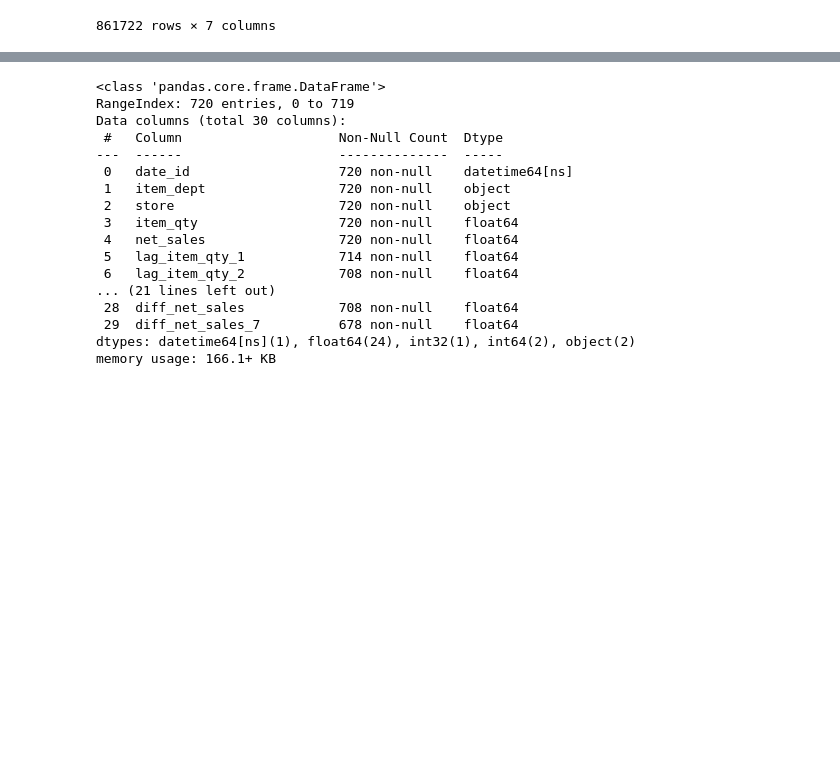
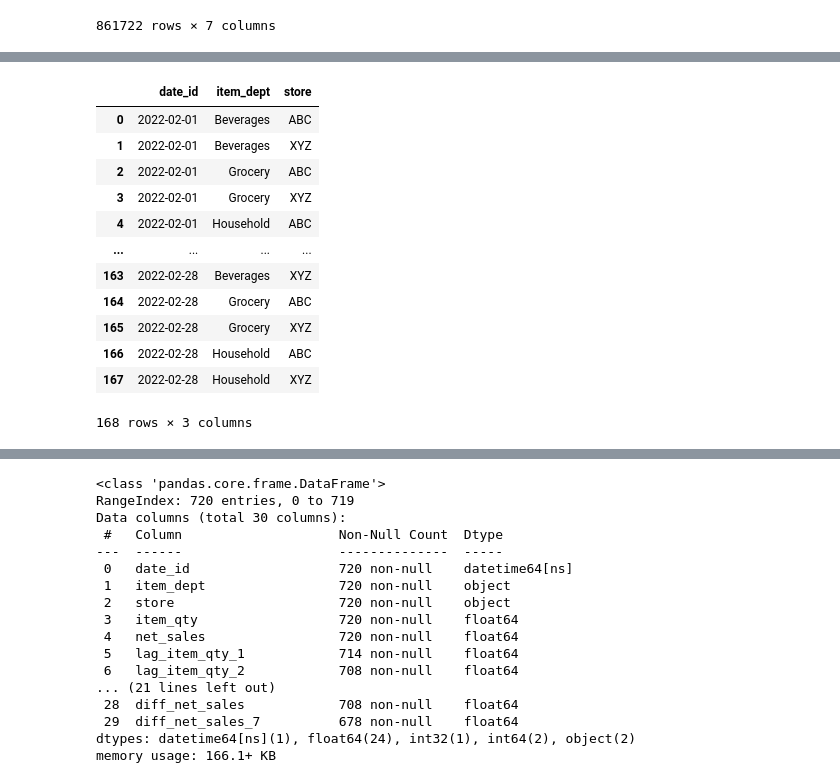
Before and after one commit to Vaseekaran-V/ML_CW, a Jupyter notebook: src/notebooks/modeling_train_test.ipynb, the cells around one changed output, grey strips where cells are left out. Drawn from its saved outputs; the diff is of its cells as text; code cells hidden in the pictures; blank space fills up the shorter version.

Commit message:
did some initial workings on production level forecasting

```diff
--- a/src/notebooks/modeling_train_test.ipynb
+++ b/src/notebooks/modeling_train_test.ipynb
@@ -86,0 +121,23 @@ preprocessed_full_df = data_preprocess.preprocess_data(df=full_df, num_lags=3, r
+# %%
+feb_dates = pd.date_range(start='2022-02-01', end='2022-02-28')
+# %%
+from itertools import product
+combinations = list(product(feb_dates, depts, stores))
+# %%
+production_df = pd.DataFrame(combinations, columns=['date_id', 'item_dept', 'store'])
+# %%
+production_df
+# %% [output]
+|  | date_id | item_dept | store |
+| 0 | 2022-02-01 | Beverages | ABC |
+| 1 | 2022-02-01 | Beverages | XYZ |
+| 2 | 2022-02-01 | Grocery | ABC |
+| 3 | 2022-02-01 | Grocery | XYZ |
+| 4 | 2022-02-01 | Household | ABC |
+| ... | ... | ... | ... |
+| 163 | 2022-02-28 | Beverages | XYZ |
+| 164 | 2022-02-28 | Grocery | ABC |
+| 165 | 2022-02-28 | Grocery | XYZ |
+| 166 | 2022-02-28 | Household | ABC |
+| 167 | 2022-02-28 | Household | XYZ |
+168 rows × 3 columns
```
Also changed, not shown: parts of 9 cells of this notebook.
